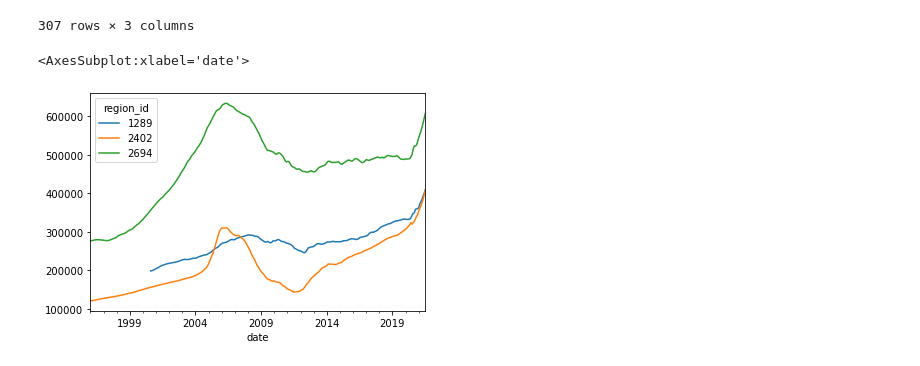
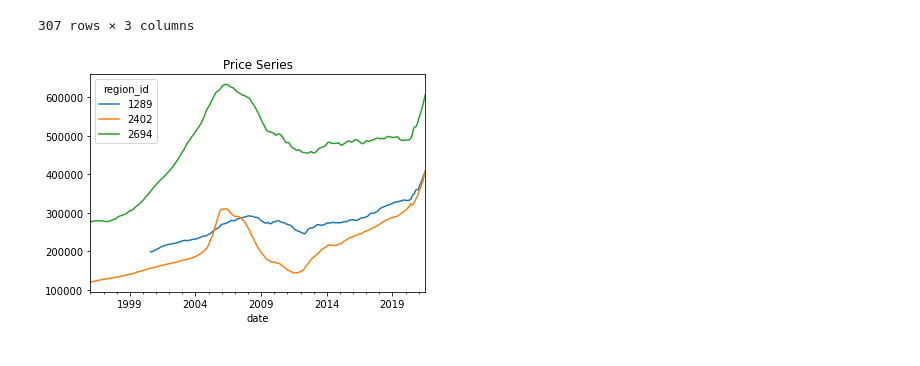
Before and after one commit to aaiken1/fin-data-analysis-python, a Jupyter notebook: exam-solutions/exam01_solution.ipynb, the cells around one changed output. Saved outputs shown, nothing was run; the diff lists cells and outputs as text; code cells hidden in the pictures.

```diff
--- a/exam-solutions/exam01_solution.ipynb
+++ b/exam-solutions/exam01_solution.ipynb
@@ -287,8 +284,11 @@ See the caveats in the documentation: https://pandas.pydata.org/pandas-docs/stab
 | 2021-06-30 | 399531.0 | 395851.0 | 594028.0 |
 | 2021-07-31 | 408091.0 | 409149.0 | 606744.0 |
 307 rows × 3 columns
-# %%
-indices.plot()
-# %% [output]
-<AxesSubplot:xlabel='date'>
-[figure, removed]
+# %%
+axis = indices.plot()
+
+axis.set_title('Price Series')
+
+axis;
+# %% [output]
+[figure, added]
```
Also changed, not shown: parts of 1 cell of this notebook, 1 other file.
